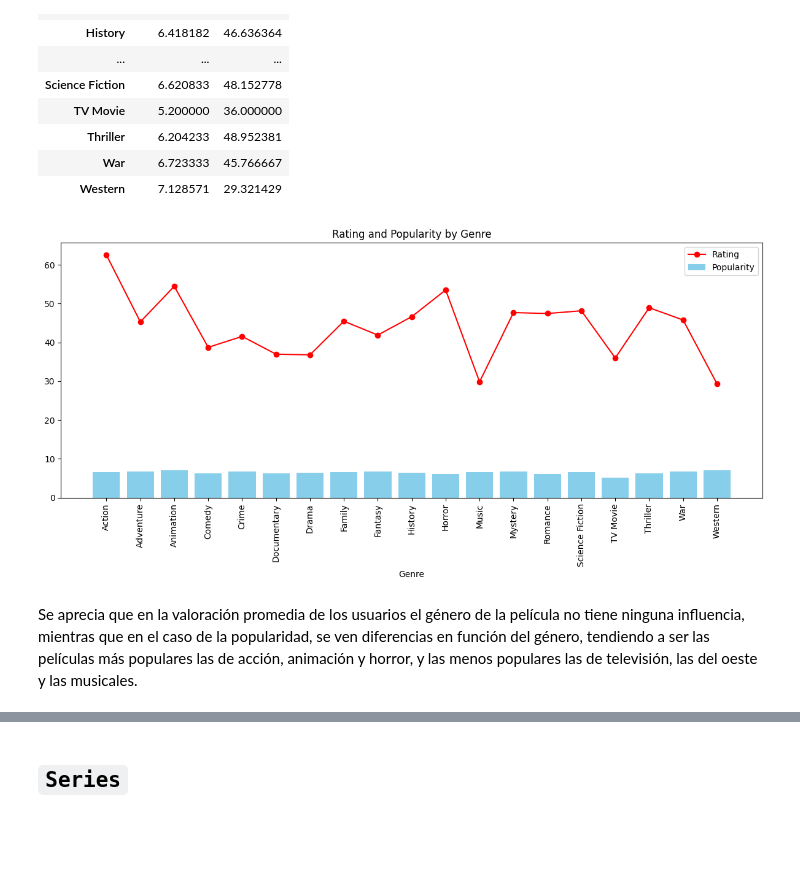
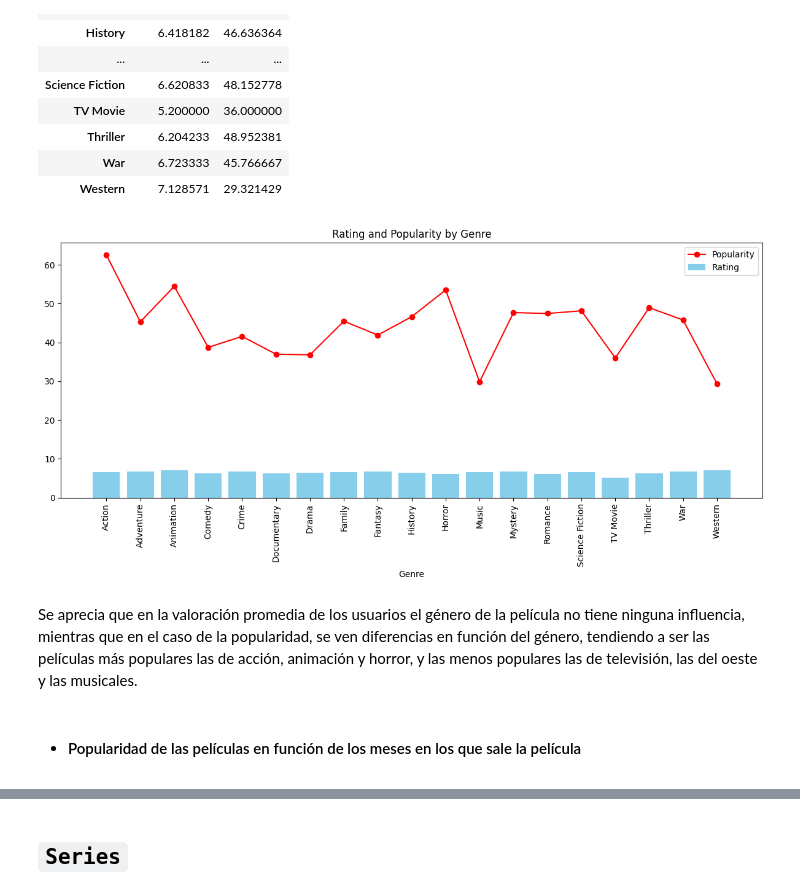
Before and after one commit to Jimme7/EDA-Films, a Jupyter notebook: src/Notebooks/Analysis_and_Visualizations.ipynb, the cells around one changed output, grey strips where cells are left out. Saved outputs shown, nothing was run; the diff lists cells and outputs as text; code cells hidden in the pictures; blank space fills up the shorter version.

```diff
--- a/src/Notebooks/Analysis_and_Visualizations.ipynb
+++ b/src/Notebooks/Analysis_and_Visualizations.ipynb
@@ -157,23 +157,25 @@ films_by_genre
 # %%
 # Crear un gráfico de barras para la popularidad por género
 plt.figure(figsize=(12, 6))
-plt.bar(films_by_genre.index, films_by_genre['vote_average'], label='Popularity', color='skyblue')
+plt.bar(films_by_genre.index, films_by_genre['vote_average'], label='Rating', color='skyblue')
 
 # Crear un gráfico de líneas para la calificación promedio por género
-plt.plot(films_by_genre.index, films_by_genre['popularity'], marker='o', linestyle='-', color='red', label='Rating')
+plt.plot(films_by_genre.index, films_by_genre['popularity'], marker='o', linestyle='-', color='red', label='Popularity')
 
 # Etiquetas de los ejes y título
 plt.xlabel('Genre')
 plt.title('Rating and Popularity by Genre')
 
 # Mostrar el gráfico con leyenda
 plt.legend()
 plt.xticks(rotation=90)  # Rotar las etiquetas del eje x para mayor claridad
 
 # Mostrar el gráfico
 plt.tight_layout()
 plt.show()
 # %% [output]
-[figure, old version]
+[figure, new version]
 # %% [markdown]
 Se aprecia que en la valoración promedia de los usuarios el género de la película no tiene ninguna influencia, mientras que en el caso de la popularidad, se ven diferencias en función del género, tendiendo a ser las películas más populares las de acción, animación y horror, y las menos populares las de televisión, las del oeste y las musicales.
+# %% [markdown]
+- #### Popularidad de las películas en función de los meses en los que sale la película
```
Also changed, not shown: parts of 7 cells of this notebook, 3 other files.
